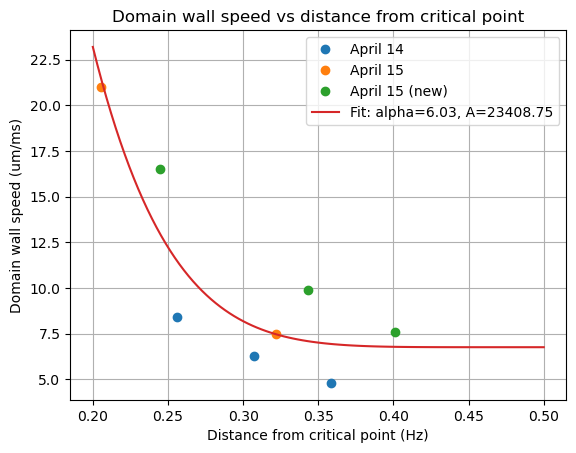
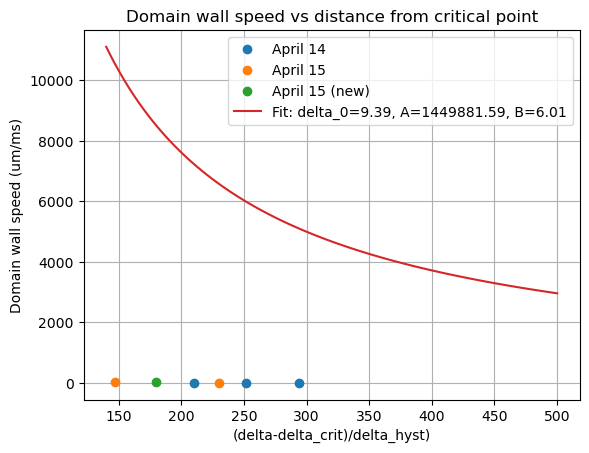
The change to this notebook cell's code, shown as a diff; its figure went from the first image to the second:
--- before
+++ after
@@ -1,9 +1,11 @@
 plt.figure()
-plt.plot(det_norm_1404,DW_exp_speed_1404,'o', label='April 14')
-plt.plot(det_norm_1504,DW_exp_speed_1504,'o', label='April 15')
-plt.plot(det_norm_1504_1,DW_exp_speed_1504_1,'o', label='April 15 (new)')
-det_norm_all_for_fit = np.linspace(0.2,0.5,100)
-plt.plot(det_norm_all_for_fit, fit_DW_speed(det_norm_all_for_fit, *fit_all_results[0]), '-', label=f'Fit: alpha={alpha_fit:.2f}, A={A_fit:.2f}')
-plt.xlabel('Distance from critical point (Hz)')
+plt.plot(det_from_crit_1404,DW_exp_speed_1404,'o', label='April 14')
+plt.plot(det_from_crit_1504,DW_exp_speed_1504,'o', label='April 15')
+plt.plot(det_from_crit_1504_1,DW_exp_speed_1504_1,'o', label='April 15 (new)')
+det_from_crit_all_for_fit = np.linspace(140,500,100)
+plt.plot(det_from_crit_all_for_fit, fit_DW_speed_1(det_from_crit_all_for_fit, *fit_all_results[0]), '-', label=f'Fit: delta_0={fit_all_results[0][0]:.2f}, A={fit_all_results[0][1]:.2f}, B={fit_all_results[0][2]:.2f}')
+
+#plt.plot(det_norm_all_for_fit, fit_DW_speed(det_norm_all_for_fit, *fit_all_results[0]), '-', label=f'Fit: alpha={alpha_fit:.2f}, A={A_fit:.2f}')
+plt.xlabel('(delta-delta_crit)/delta_hyst)')
 plt.ylabel('Domain wall speed (um/ms)')
 plt.title('Domain wall speed vs distance from critical point')

Commit: noon 15-05-26